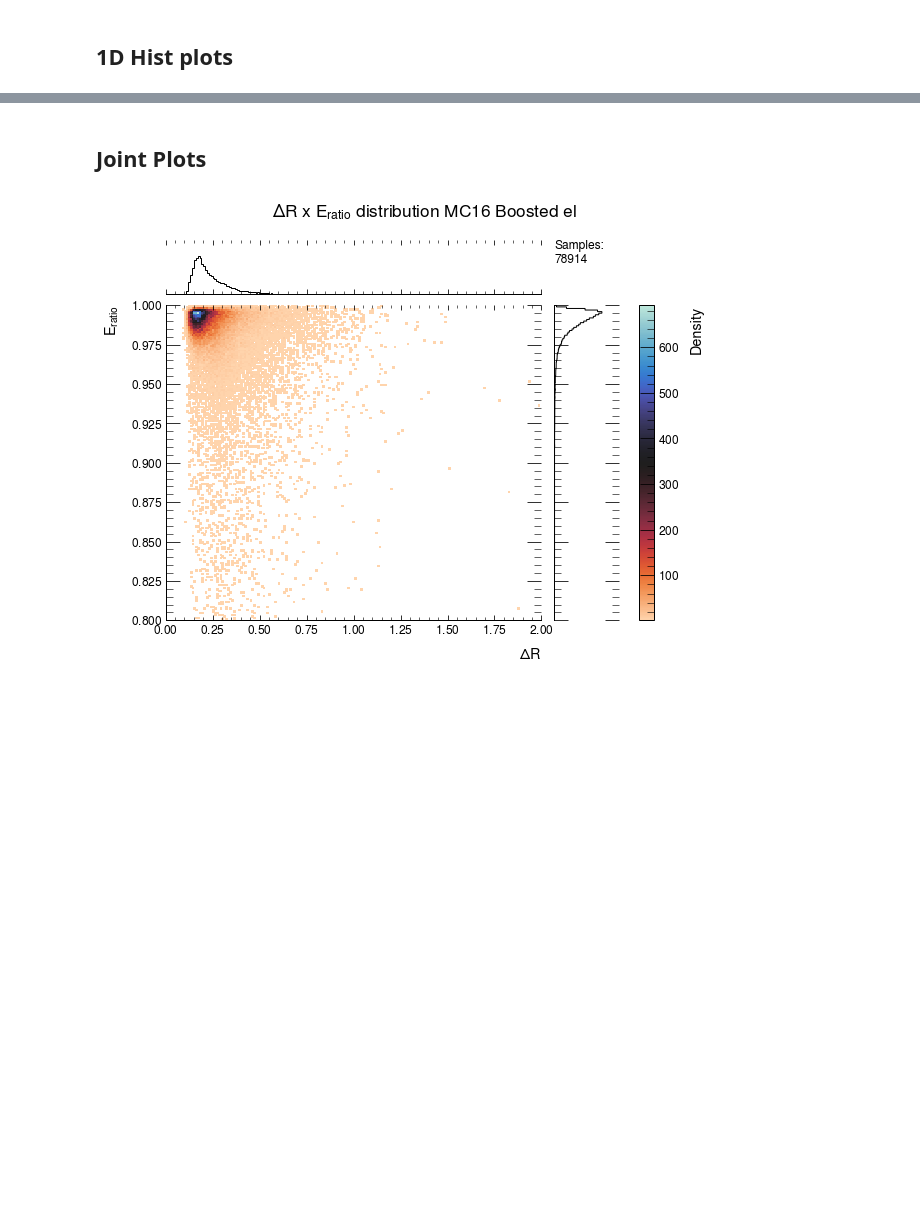
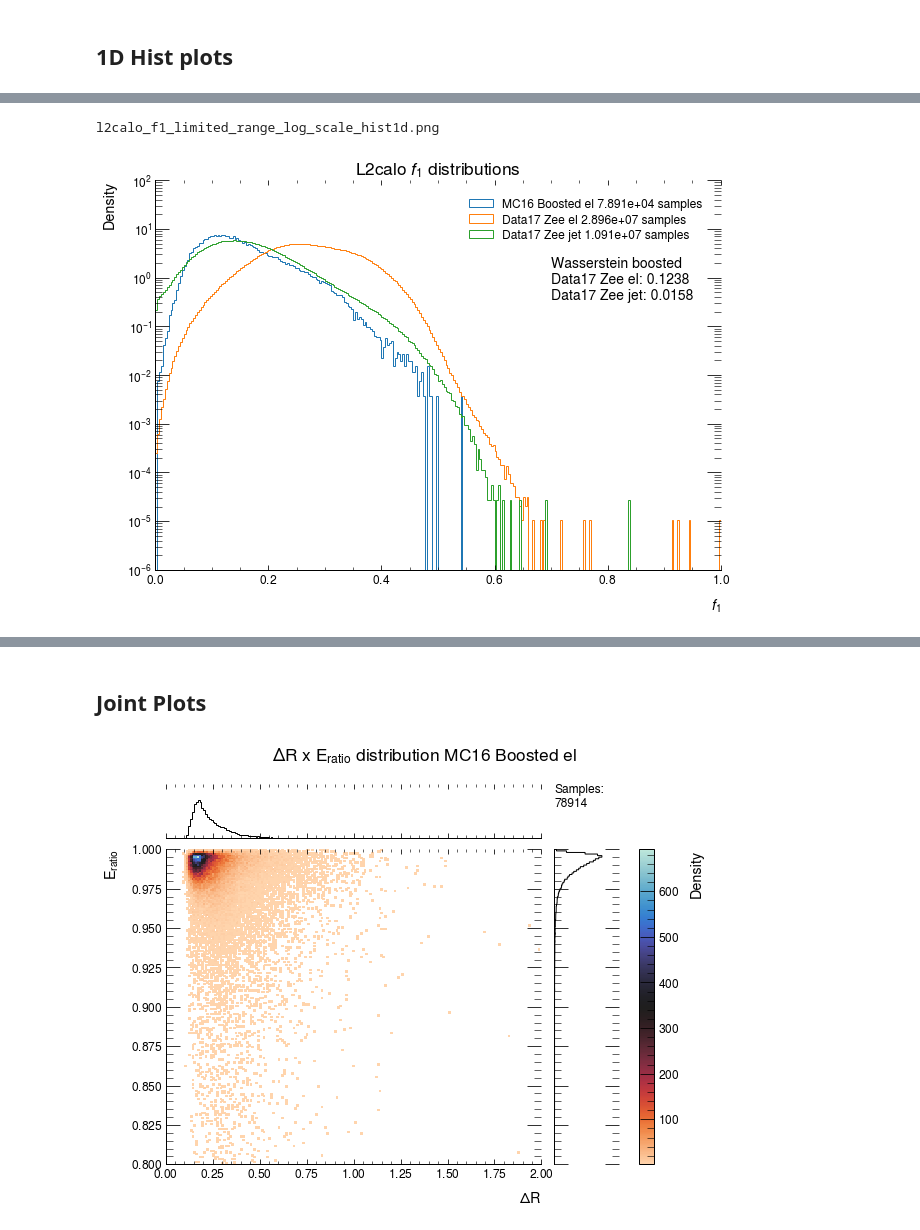
Before and after one commit to lucasbanunes/ringer, a Jupyter notebook: plots.ipynb, the cells around one changed output, grey strips where cells are left out. Cells and saved outputs as stored; diff of their text form; code cells hidden in the pictures; blank space fills up the shorter version.

```diff
--- a/plots.ipynb
+++ b/plots.ipynb
@@ -799,20 +435,0 @@ For this shower shape there is a peak of negative values between [-999,0]. The n
-# %%
-var='e2tsts1'
-var_info = get_var_info(var)
-plot_scale = 'linear'
-kwargs = dict.fromkeys(data.keys(), dict(range=None, bins=200))
-fig, ax = plt.subplots(1,1, figsize=(9,6.6), dpi=72)
-_, data_hists, data_patches = make_hist1d_plot(data, var=var, ax=ax, **kwargs)
-
-ax.legend(title='Data source')
-ax.set_xlabel(var_info['label'], loc='left')
-ax.set(ylabel='Density', yscale=plot_scale)
-ax.set_title(f'{var_info["label"]} distribution', fontsize='xx-large')
-fig.tight_layout()
-
-sub_ax_pos = [0.4, 0.2, 0.5, 0.5]
-sub_ax = fig.add_axes(sub_ax_pos)
-make_hist1d_plot(data, var, sub_ax, **dict.fromkeys(data.keys(), dict(range=None, bins=1000)))
-sub_ax.set(xlim=(-0.1e4, 0.1e4), yscale=plot_scale)
-
-fig.savefig(os.path.join(output_dir, f'{var_info["name"]}_free_range_{plot_scale}_scale.png'), transparent=False, facecolor='white')
@@ -851,0 +436,54 @@ save_hists_df(data_hists, output_dir, var, 'free_range')
+# %%
+range_type = 'limited'
+step = 'l2calo'
+var='f1'
+plot_scale = 'log'
+sub_ax = False
+var_info = get_var_info(var)
+if range_type == 'free':
+    xrange = None
+elif range_type == 'limited':
+    if (var_info['lower_lim'] == -np.inf) or (var_info['upper_lim'] == np.inf):
+        xrange = None
+    else:
+        xrange = (var_info['lower_lim'], var_info['upper_lim'])
+elif range_type == 'boosted':
+    xrange = (boosted_data[var_info[step]].min(), boosted_data[var_info[step]].max())
+elif range_type == 'data_driven':
+    max_val = -np.inf
+    min_val = np.inf
+    upper_lim = np.inf
+    lower_lim = 0
+    for data_df in data.values():
+        val = data_df.loc[data_df[var_info[step]] < upper_lim, var_info[step]].max()
+        if max_val < val:
+            max_val = val
+    for data_df in data.values():
+        val = data_df.loc[data_df[var_info[step]] > lower_lim, var_info[step]].min()
+        if min_val > val:
+            min_val = val
+    xrange = (min_val, max_val)
+else:   #Custom
+    xrange=None
+title = f'{step.capitalize()} {var_info["label"]} distributions'
+fig, ax = plt.subplots(1,1, figsize=(9,6.6), dpi=72)
+ax, hist, patches = histplot(data, var_info['l2calo'], xlabel=var_info['label'], xrange=xrange,
+                          xbins=300, include_legend=True, xlim=None,xlabel_loc='right',
+                          title=title, ax=ax, plot_scale=plot_scale, despine=True)
+plot_logger.info('Computing distances')
+distances = wasserstein_versus_boosted(data, var_info[step], var_range=xrange)
+box_text = '\n'.join(['Wasserstein boosted'] + [f'{name}: {dist:.4f}' for name, dist in distances.items()])
+ax.text(0.7, 0.7, box_text, transform=ax.transAxes, fontsize=14, wrap=True,
+    bbox=dict(boxstyle='round', facecolor='white', edgecolor='white'))
+plot_logger.info('Finished distances')
+if sub_ax:
+    sub_ax_pos = [0.3, 0.3, 0.6, 0.4]
+    sub_ax = fig.add_axes(sub_ax_pos)
+    sub_ax, hist, patches = histplot(data, var_info['l2calo'], xlabel=None, xrange=xrange,
+                            xbins=3000, include_legend=False, xlim=(0,20), xlabel_loc='right',
+                            title=title, ax=sub_ax, plot_scale=plot_scale, despine=True, write_labels=False)
+fig.tight_layout()
+filename = f'{step}_{var_info["name"]}_{range_type}_range_{plot_scale}_scale_hist1d.png'
+print(filename)
+fig.savefig(os.path.join(output_dir, filename), transparent=False, facecolor='white')
+# %% [output]
@@ -851,0 +492,2 @@ save_hists_df(data_hists, output_dir, var, 'free_range')
+l2calo_f1_limited_range_log_scale_hist1d.png
+[figure, added]
```
Also changed, not shown: parts of 43 cells of this notebook.
